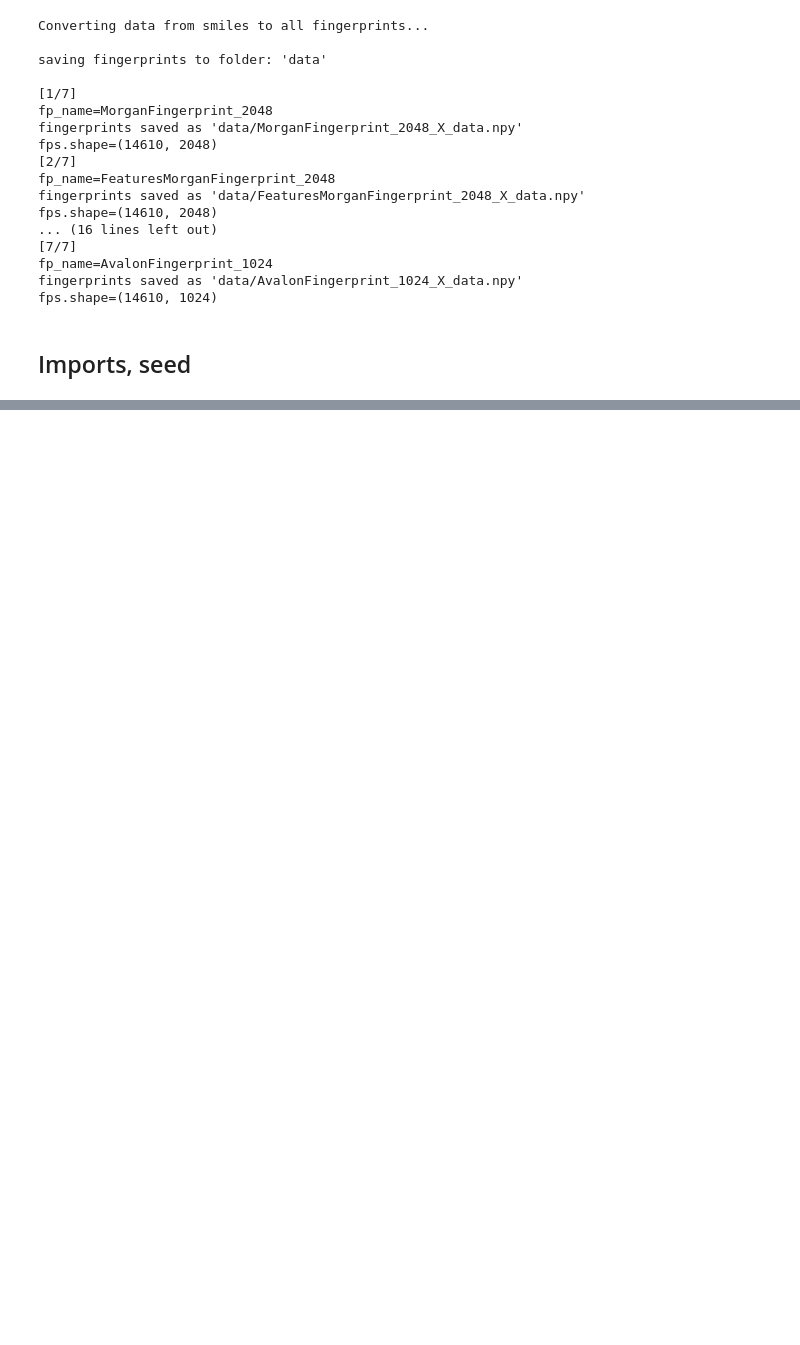
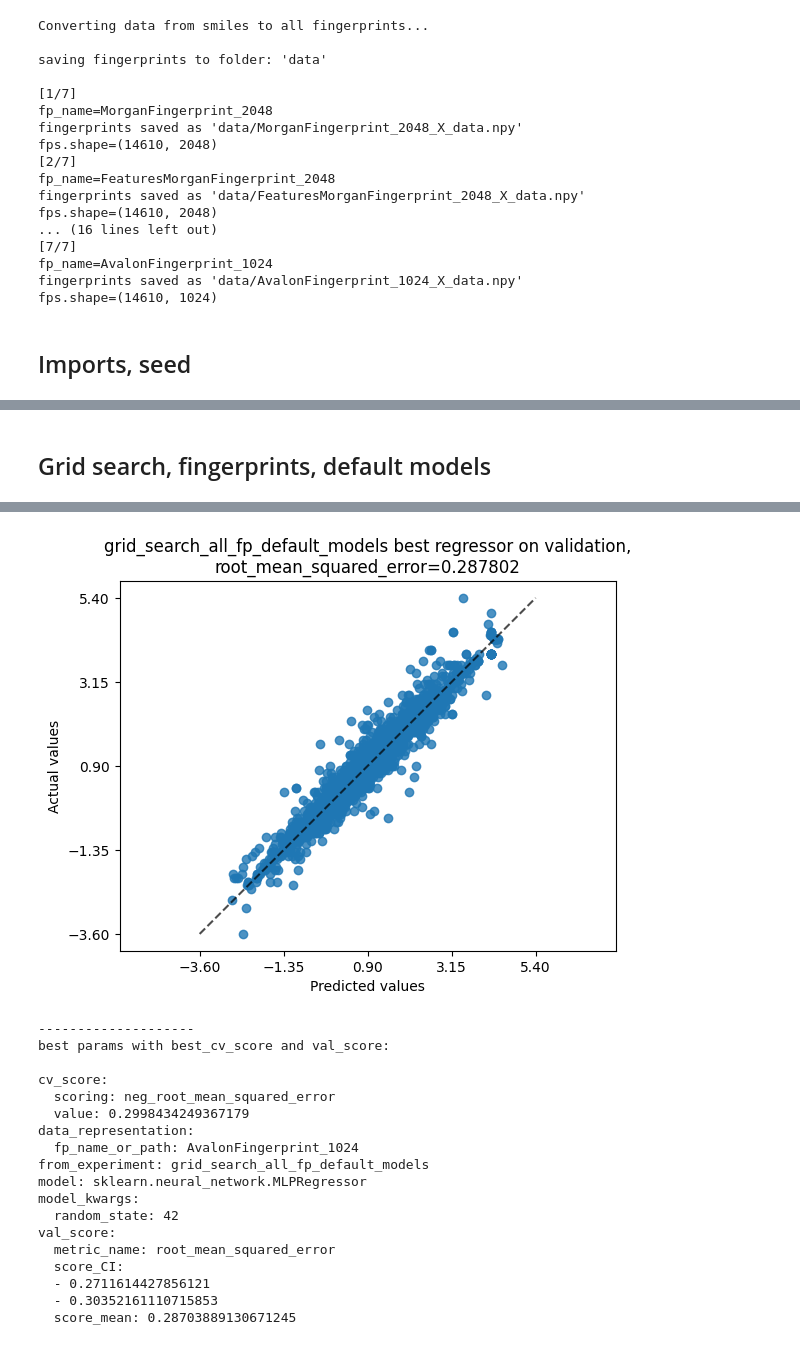
Before and after one commit to mvgolubev99/kaggle-chemical-structure-and-logp, a Jupyter notebook: interaction.ipynb, the cells around one changed output, grey strips where cells are left out. Saved outputs shown, nothing was run; the diff lists cells and outputs as text; code cells hidden in the pictures; blank space fills up the shorter version.

```diff
--- a/interaction.ipynb
+++ b/interaction.ipynb
@@ -428,0 +152,10 @@ best_on_val_bootstrap_score {'metric_name': 'root_mean_squared_error', 'score_me
+# %% [markdown]
+## Grid search, fingerprints, default models
+# %%
+with warnings.catch_warnings():
+    # lgbm creates column names for features
+    # even though no arrays or dataframes are passed as arguments to .fit() method
+    warnings.filterwarnings("ignore", category=UserWarning)
+
+    exp = ExperimentGridSearchCV("./configs/grid_search_all_fp_default_models.yaml").run()
+# %% [output]
@@ -428,0 +179,19 @@ best_on_val_bootstrap_score {'metric_name': 'root_mean_squared_error', 'score_me
+[figure, added]
+--------------------
+best params with best_cv_score and val_score:
+
+cv_score:
+  scoring: neg_root_mean_squared_error
+  value: 0.2998434249367179
+data_representation:
+  fp_name_or_path: AvalonFingerprint_1024
+from_experiment: grid_search_all_fp_default_models
+model: sklearn.neural_network.MLPRegressor
+model_kwargs:
+  random_state: 42
+val_score:
+  metric_name: root_mean_squared_error
+  score_CI:
+  - 0.2711614427856121
+  - 0.30352161110715853
+  score_mean: 0.28703889130671245
```
Also changed, not shown: parts of 67 cells of this notebook.
